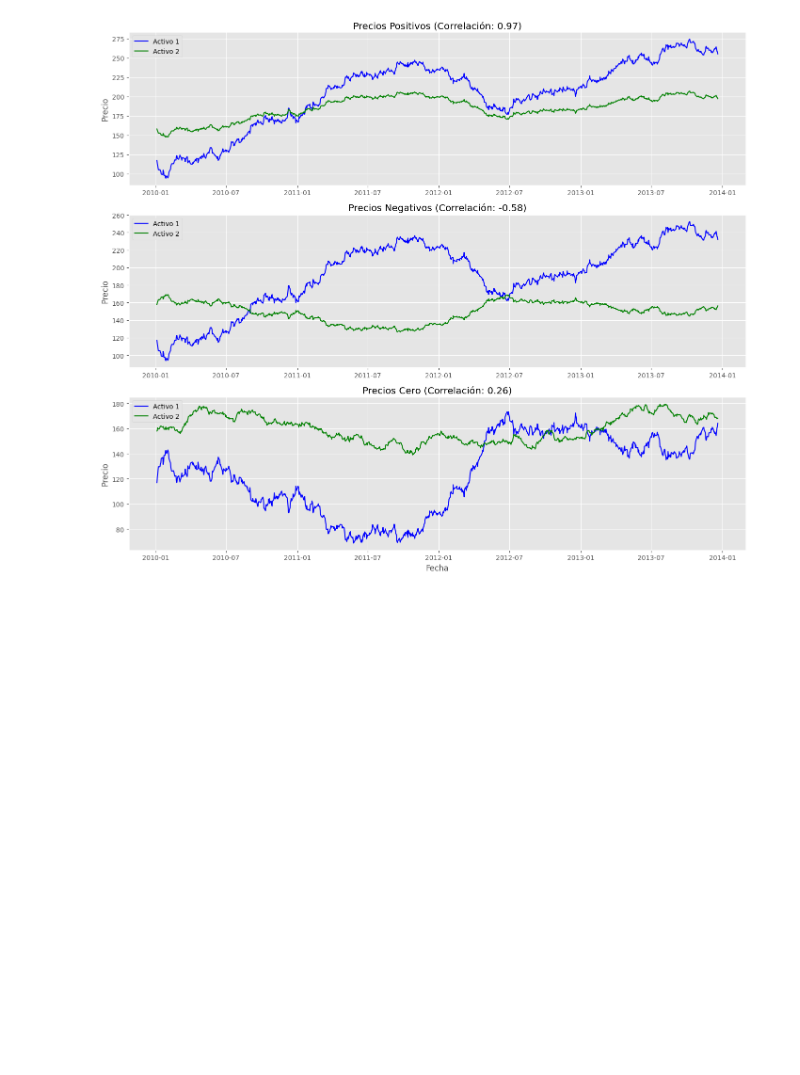
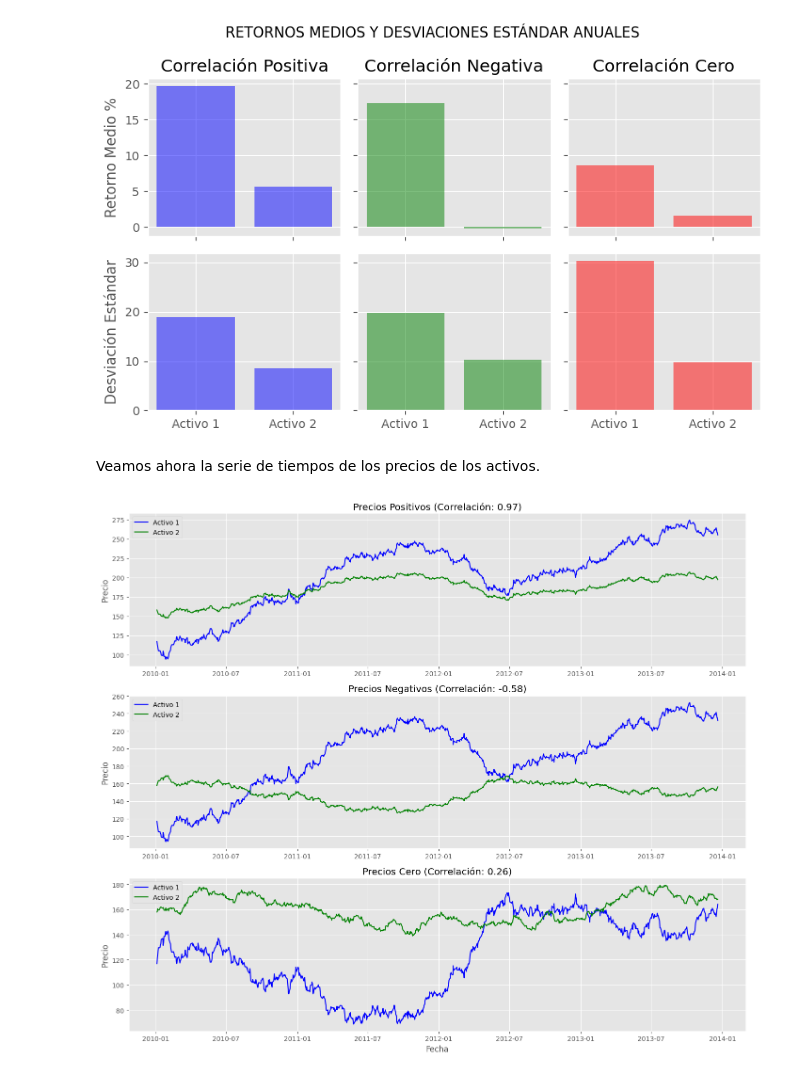
Before and after one commit to alfonso-santos/Python-aplicado-gestion-carteras, a Jupyter notebook: source/carteras-reales.ipynb, the cells around one changed output. Saved outputs shown, nothing was run; the diff lists cells and outputs as text; code cells hidden in the pictures; blank space fills up the shorter version.

```diff
--- a/source/carteras-reales.ipynb
+++ b/source/carteras-reales.ipynb
@@ -17,3 +34,50 @@ precios_df = pd.concat([precios_pos_df, precios_neg_df, precios_cero_df], axis=1
+# %%
+# Calcular la media y la desviación estándar de los retornos
+med_pos = retornos_pos_df.mean()
+med_neg = retornos_neg_df.mean()
+med_cero = retornos_cero_df.mean()
+
+std_pos = retornos_pos_df.std()
+std_neg = retornos_neg_df.std()
+std_cero = retornos_cero_df.std()
+# %%
+fig, axs = plt.subplots(2, 3, figsize=(8, 5), sharex=True, sharey='row')
+
+# Gráfico de barras para los retornos medios
+axs[0, 0].bar(med_pos.index, 100*252*med_pos.values, color='blue', alpha=0.5)
+axs[0, 0].set_title('Correlación Positiva')
+axs[0, 0].set_ylabel('Retorno Medio %')
+
+# Gráfico de barras para las desviaciones estándar
+axs[0, 1].bar(med_neg.index, 100*252*med_neg.values, color='green', alpha=0.5)
+axs[0, 1].set_title('Correlación Negativa')
+
+
+axs[0, 2].bar(med_cero.index, 100*252*med_cero.values, color='red', alpha=0.5)
+axs[0, 2].set_title('Correlación Cero')
+
+
+# Gráfico de barras para las desviaciones estándar
+axs[1, 0].bar(std_pos.index, 100*np.sqrt(252)*std_pos.values, color='blue', alpha=0.5)
+axs[1, 0].set_ylabel('Desviación Estándar')
+
+
+axs[1, 1].bar(std_neg.index, 100*np.sqrt(252)*std_neg.values, color='green', alpha=0.5)
+
+
+axs[1, 2].bar(std_cero.index, 100*np.sqrt(252)*std_cero.values, color='red', alpha=0.5)
+
+
+plt.suptitle('RETORNOS MEDIOS Y DESVIACIONES ESTÁNDAR ANUALES')
+
+
+# Ajuste final
+plt.tight_layout()
+plt.show()
+# %% [output]
+[figure, added]
+# %% [markdown]
+Veamos ahora la serie de tiempos de los precios de los activos.
 # %%
 # Inicializar figura y ejes
 fig, axes = plt.subplots(3, 1, figsize=(14, 12))
```
Also changed, not shown: parts of 44 cells of this notebook, 8 other files.
